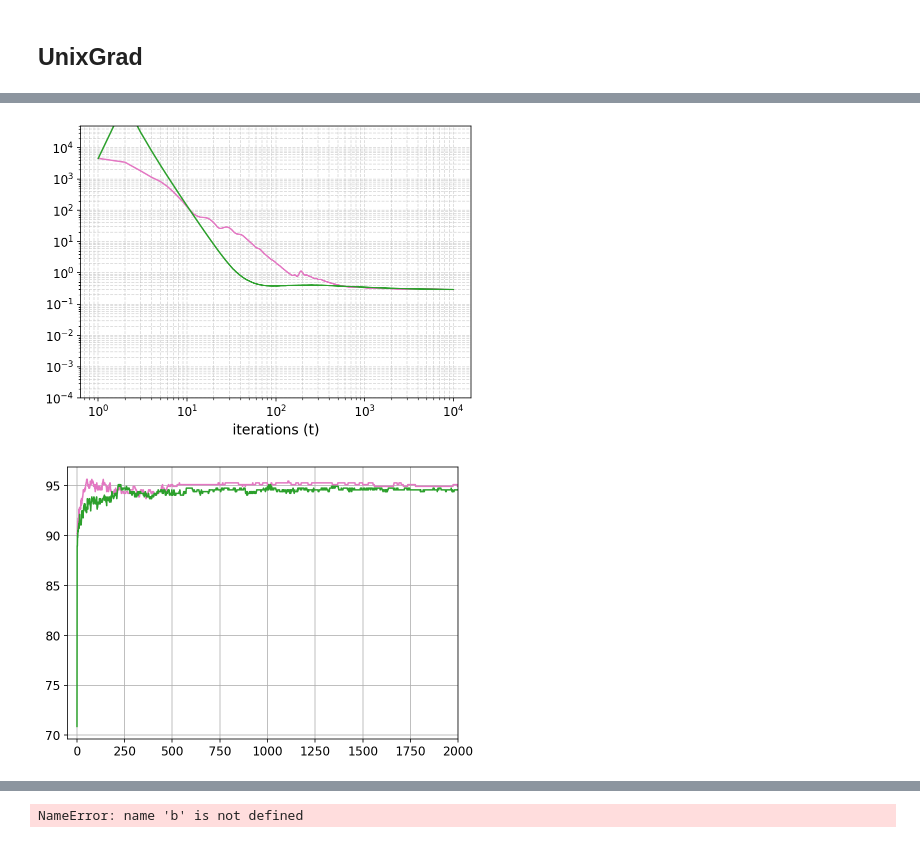
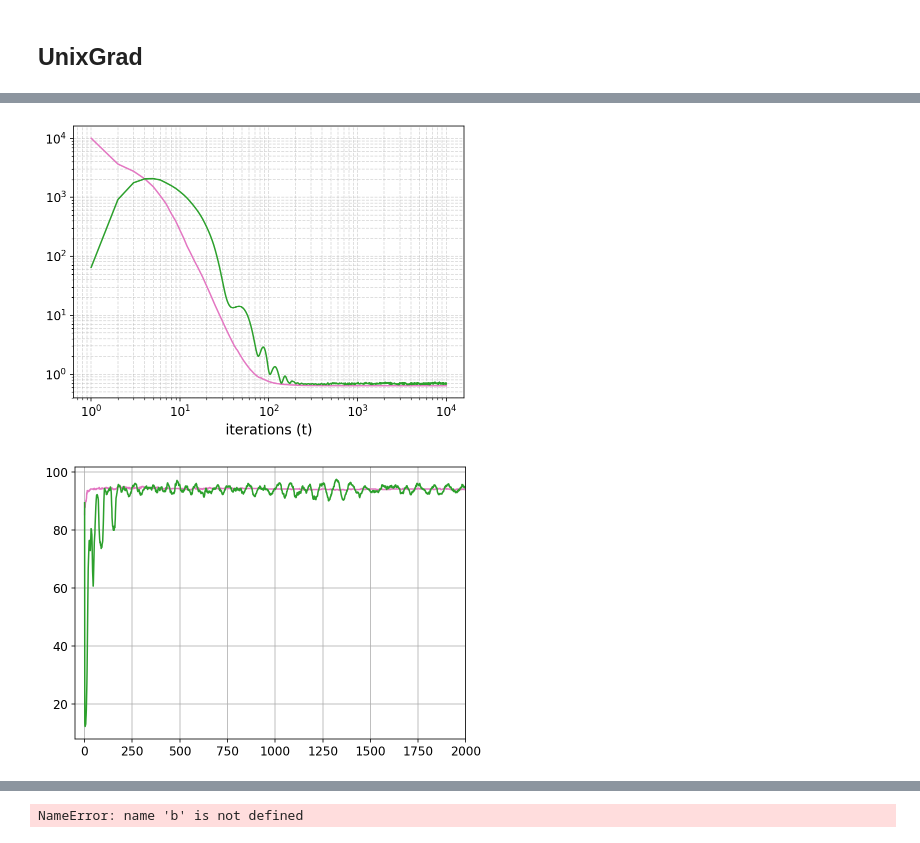
Before and after one commit to FrancescoMandru/Optimization, a Jupyter notebook: jupyter/testfunctions.ipynb, the cells around one changed output, grey strips where cells are left out. Saved outputs shown, nothing was run; the diff lists cells and outputs as text; code cells hidden in the pictures.

```diff
--- a/jupyter/testfunctions.ipynb
+++ b/jupyter/testfunctions.ipynb
@@ -347,11 +347,11 @@ def accelegrad_v2(weights,
     loss_hist = []
     accuracy_hist = []
 
-    #x0 = gradient_projection(weights, D)
-    x0 = weights
-    loss = squared_hinge_loss(x0, lamb, x_train, y_train)
-    loss_hist.append(loss)
-    print("ACCELERATED LOSS:", loss)
+    x0 = gradient_projection(weights, D)
+    #x0 = weights
+    #loss = squared_hinge_loss(x0, lamb, x_train, y_train)
+    #loss_hist.append(loss)
+    #print("ACCELERATED LOSS:", loss)
     #print(x0)
 
 
@@ -640,7 +637,8 @@ def unixGrad(weights,
 #plt.show()
 # %%
 max_iter = 10000
-D = 1e2
+D = 100
+lamb = 10
 
 plt.figure(figsize=(7,5))
 plt.yscale('log')
@@ -656,7 +654,7 @@ for i in range(5):
     #weights_initial = np.random.rand(1,X_train.shape[1]).T
     #weights_initial = np.zeros((X_train.shape[1],1))
     weights_initial = np.random.randint(low=-100, high=100, size=(1, X_train.shape[1])).T
-    weights_initial = gradient_projection(weights_initial, D)
+    #weights_initial = gradient_projection(weights_initial, D)
 
     loss, acc, y_bar = accelegrad_v2(weights_initial,
                                 X_train,
@@ -665,7 +663,7 @@ for i in range(5):
                                 y_test,
                                 D=D,
                                 G=0,
-                                lamb=1,
+                                lamb=lamb,
                                 max_iter=max_iter)
 
     loss_ug, acc_ug, y_bar_ug = unixGrad(weights_initial,
@@ -673,8 +671,8 @@ for i in range(5):
                                          y_train,
                                          X_test,
                                          y_test,
-                                         D=1,
-                                         lamb=1,
+                                         D=0.1,
+                                         lamb=lamb,
                                          max_iter=max_iter)
 
     #plt.plot(loss, alpha=0.3, c='tab:blue')
@@ -693,11 +691,11 @@ mean_loss_ug = np.mean(losses_ug, axis=0)
 mean_acc_ug = np.mean(accs_ug, axis=0)
 
 
-plt.plot(np.arange(1,max_iter+3), mean_loss, c='tab:pink')
-plt.plot(np.arange(1,max_iter+1), mean_loss_ug[:-1], c='tab:green')
+plt.plot(np.arange(1,max_iter+2), mean_loss, c='tab:pink')
+plt.plot(np.arange(1,max_iter+1), mean_loss_ug, c='tab:green')
 plt.xlabel(r"iterations (t)", fontsize=14)
 #plt.xlim([1,max_iter])
-plt.ylim([1e-4,5*1e4])
+#plt.ylim([1e-4,5*1e4])
 plt.yticks(fontsize=12)
 plt.xticks(fontsize=12)
 plt.show()
@@ -725,2 +713,2 @@ len(losses_ug): 10001
-[figure, old version]
+[figure, new version]
-[figure, old version]
+[figure, new version]
```
Also changed, not shown: parts of 6 cells of this notebook.
